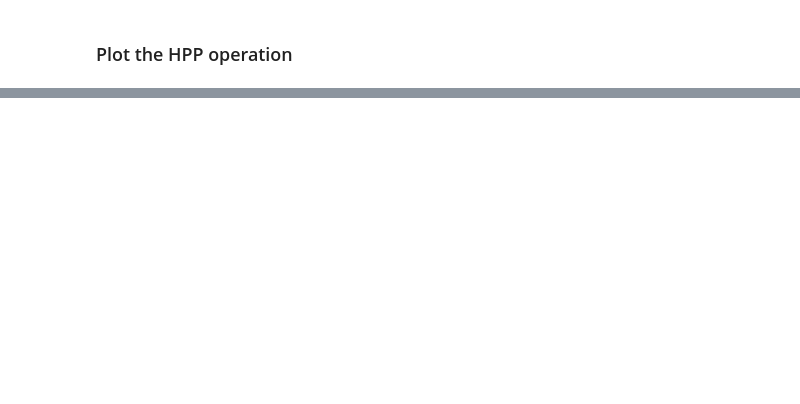
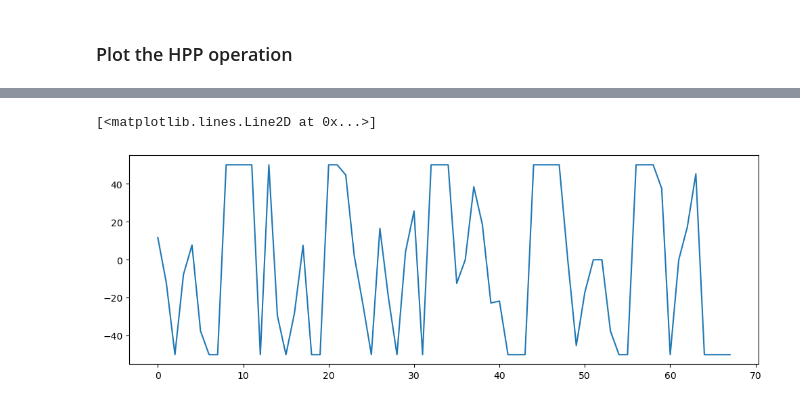
Before and after one commit to MartenDeVries96/hydesign, a Jupyter notebook: docs/notebooks/HPP_evaluation_P2X.ipynb, the cells around one changed output, grey strips where cells are left out. Cells and saved outputs as stored; diff of their text form; code cells hidden in the pictures; blank space fills up the shorter version.

```diff
--- a/docs/notebooks/HPP_evaluation_P2X.ipynb
+++ b/docs/notebooks/HPP_evaluation_P2X.ipynb
@@ -313,0 +330,9 @@ plt.show()
+# %%
+# Calculate ramping of electrolyzer
+ramping = [P_ptg_t[i] - P_ptg_t[i - 1] for i in range(1, len(P_ptg_t))]
+
+plt.figure(figsize=[12,4])
+plt.plot(ramping[start_hour:24*n_days_plot], label='Electrolyzer ramping')
+# %% [output]
+[<matplotlib.lines.Line2D at 0x...>]
+[figure, added]
```
Also changed, not shown: parts of 7 cells of this notebook, 7 other files.
